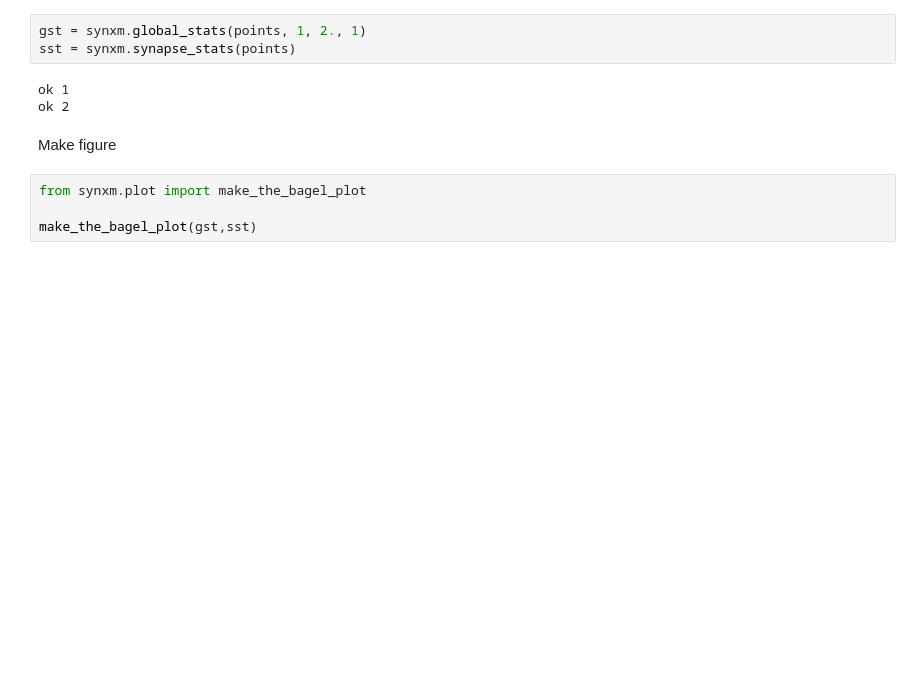
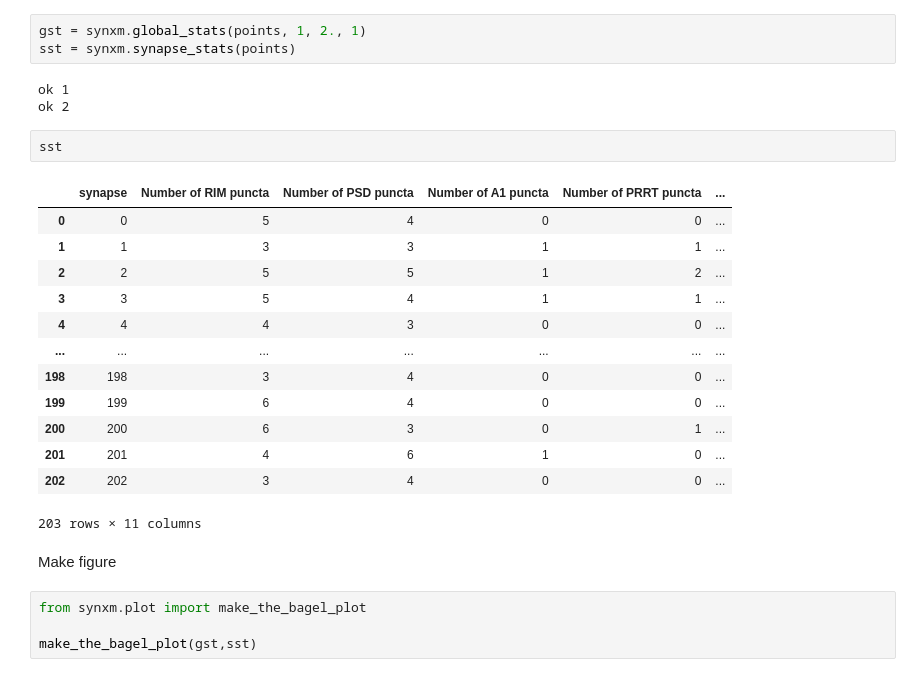
Before and after one commit to jboulanger/synex, a Jupyter notebook: notebooks/Analysis.ipynb, the cells around one changed output. Cells and saved outputs as stored; diff of their text form; blank space fills up the shorter version.

```diff
--- a/notebooks/Analysis.ipynb
+++ b/notebooks/Analysis.ipynb
@@ -208,6 +201,22 @@ sst = synxm.synapse_stats(points)
 # %% [output]
 ok 1
 ok 2
+# %%
+sst
+# %% [output]
+|  | synapse | Number of RIM puncta | Number of PSD puncta | Number of A1 puncta | Number of PRRT puncta | ... |
+| 0 | 0 | 5 | 4 | 0 | 0 | ... |
+| 1 | 1 | 3 | 3 | 1 | 1 | ... |
+| 2 | 2 | 5 | 5 | 1 | 2 | ... |
+| 3 | 3 | 5 | 4 | 1 | 1 | ... |
+| 4 | 4 | 4 | 3 | 0 | 0 | ... |
+| ... | ... | ... | ... | ... | ... | ... |
+| 198 | 198 | 3 | 4 | 0 | 0 | ... |
+| 199 | 199 | 6 | 4 | 0 | 0 | ... |
+| 200 | 200 | 6 | 3 | 0 | 1 | ... |
+| 201 | 201 | 4 | 6 | 1 | 0 | ... |
+| 202 | 202 | 3 | 4 | 0 | 0 | ... |
+203 rows × 11 columns
 # %% [markdown]
 Make figure
 # %%
```
Also changed, not shown: parts of 13 cells of this notebook, 9 other files.
